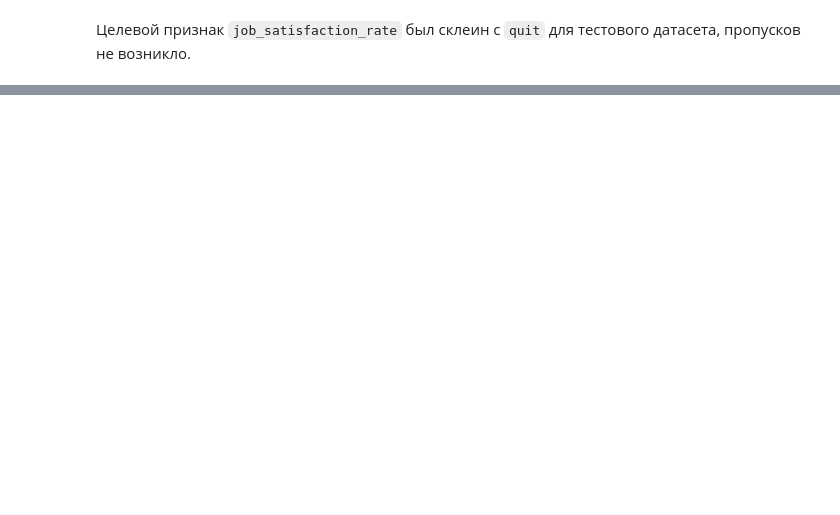
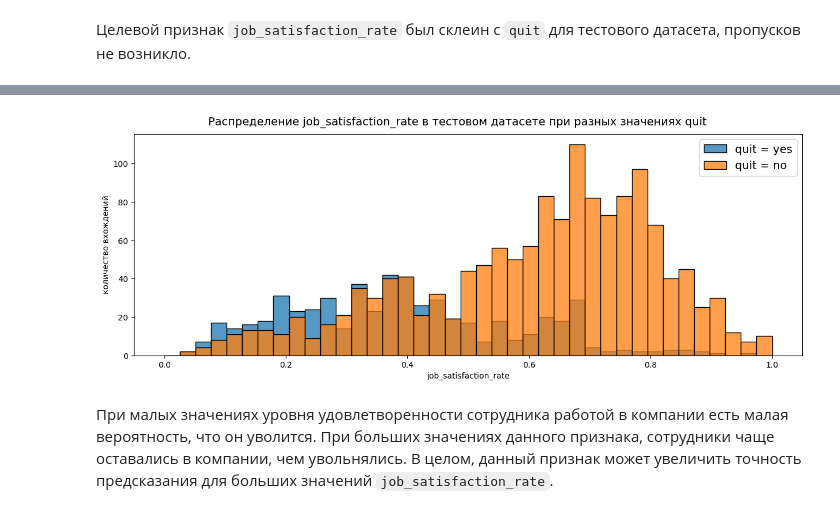
Before and after one commit to serguntsov/ML_HR_ANALYST, a Jupyter notebook: satisfaction_rate_job.ipynb, the cells around one changed output, grey strips where cells are left out. Cells and saved outputs as stored; diff of their text form; code cells hidden in the pictures; blank space fills up the shorter version.

```diff
--- a/satisfaction_rate_job.ipynb
+++ b/satisfaction_rate_job.ipynb
@@ -927,8 +935,8 @@ round(train_quit_false.pivot_table(index=['employment_years', 'workload'], value
 # %% [markdown]
 #### Влияет ли уровень удовлетворенности сотрудника на его увольнение?
 # %%
-test_target_df = pd.merge(test_job_satisfaction[['id', 'job_satisfaction_rate']], test_target_quit[['id', 'quit']], on='id')
+test_quit_rate = pd.merge(test_job_satisfaction, test_target_quit[['id', 'quit']], on='id')
 
-test_target_df.isna().sum()
+test_quit_rate.isna().sum()
 # %% [output]
 id                       0
@@ -939,0 +965,22 @@ dtype: int64
+# %%
+fig, ax1 = plt.subplots(1, 1, figsize=(15, 5))
+
+sns.histplot(data=test_quit_rate.query('quit == "yes"'),
+             x='job_satisfaction_rate',
+             ax=ax1, label='quit = yes',
+             bins=np.linspace(0, 1, 40))
+sns.histplot(data=test_quit_rate.query('quit != "yes"'),
+             x='job_satisfaction_rate',
+             ax=ax1, label='quit = no',
+             bins=np.linspace(0, 1, 40))
+
+ax1.set_ylabel('количество вхождений')
+ax1.legend(fontsize=14)
+
+
+plt.suptitle('Распределение job_satisfaction_rate в тестовом датасете при разных значениях quit', fontsize=14, y=0.94)
+plt.show()
+# %% [output]
+[figure, added]
+# %% [markdown]
+При малых значениях уровня удовлетворенности сотрудника работой в компании есть малая вероятность, что он уволится. При больших значениях данного признака, сотрудники чаще оставались в компании, чем увольнялись. В целом, данный признак может увеличить точность предсказания для больших значений `job_satisfaction_rate`.
```
Also changed, not shown: parts of 45 cells of this notebook.
